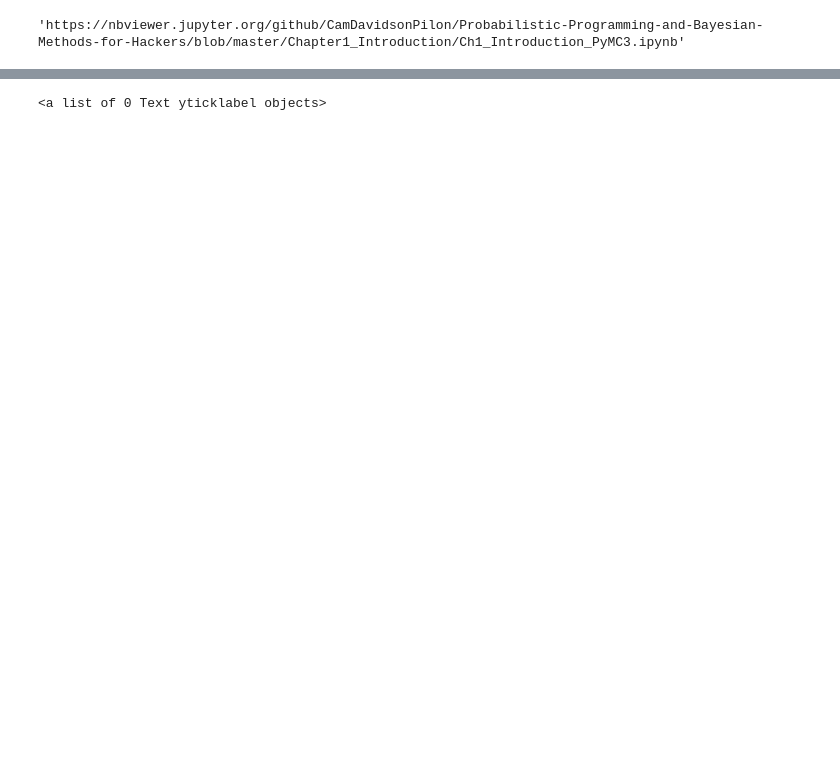
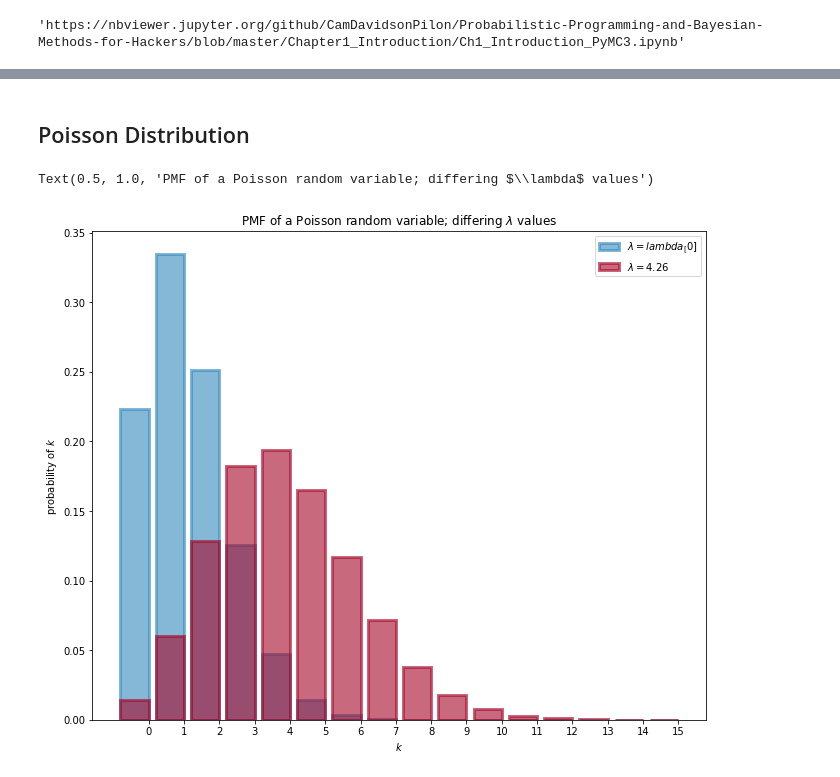
Before and after one commit to SergioMarreroMarrero/Bayesian-Methods-for-Hackers-, a Jupyter notebook: Chapter1/flipping_a_coin.ipynb, the cells around one changed output, grey strips where cells are left out. Drawn from its saved outputs; the diff is of its cells as text; code cells hidden in the pictures; blank space fills up the shorter version.

```diff
--- a/Chapter1/flipping_a_coin.ipynb
+++ b/Chapter1/flipping_a_coin.ipynb
@@ -42,4 +42,25 @@ plt.tight_layout()
-# %%
-sx.get_yticklabels()
-# %% [output]
-<a list of 0 Text yticklabel objects>
+# %% [markdown]
+## Poisson Distribution
+# %%
+a = np.arange(16)
+poi = stats.poisson
+lambda_ = [1.5, 4.26]
+colours = ["#348ABD", "#A60628"]
+
+plt.bar(a, poi.pmf(a, lambda_[0]), color=colours[0],
+       label=f"$\lambda = lambda_[0]$" , alpha=0.6,
+       edgecolor=colours[0],lw=3)
+
+plt.bar(a, poi.pmf(a, lambda_[1]), color = colours[1],
+       label=f"$\lambda = {lambda_[1]}$", alpha=0.6,
+       edgecolor=colours[1],lw=3)
+
+plt.xticks(a + 0.4, a)
+plt.legend()
+plt.ylabel("probability of $k$")
+plt.xlabel("$k$")
+plt.title("PMF of a Poisson random variable; differing \
+$\lambda$ values")
+# %% [output]
+Text(0.5, 1.0, 'PMF of a Poisson random variable; differing $\\lambda$ values')
+[figure, added]
```
Also changed, not shown: parts of 3 cells of this notebook, 1 other file.
